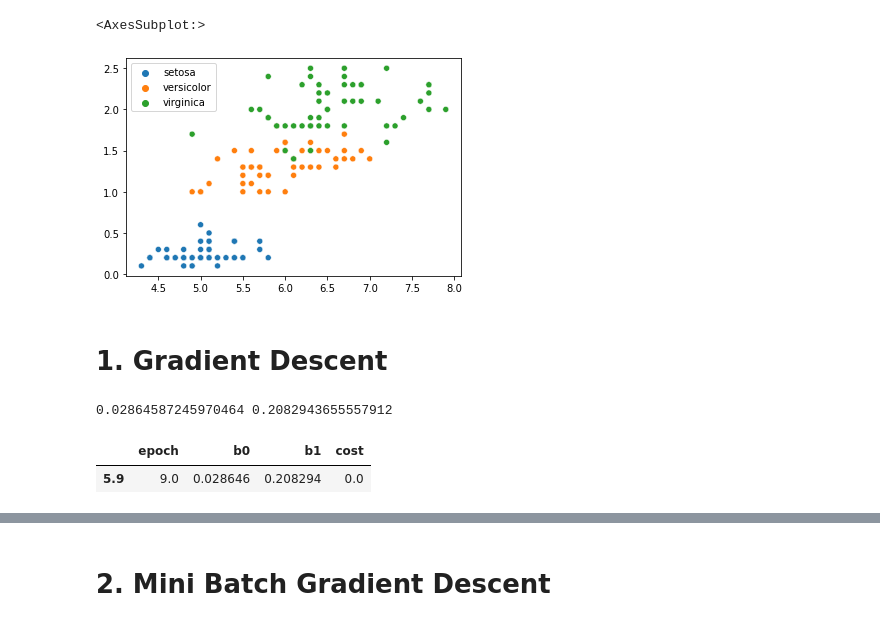
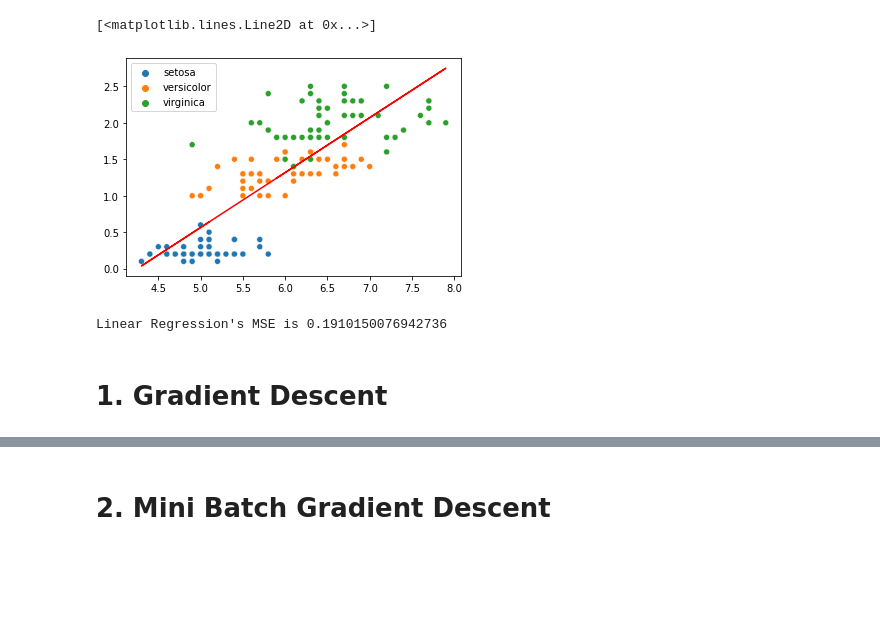
Before and after one commit to bsraya/optimization, a Jupyter notebook: gd.ipynb, the cells around one changed output, grey strips where cells are left out. Cells and saved outputs as stored; diff of their text form; code cells hidden in the pictures; blank space fills up the shorter version.

```diff
--- a/gd.ipynb
+++ b/gd.ipynb
@@ -8,6 +10,9 @@ import random as random
 iris = datasets.load_iris()
 features = iris.data
 target = iris.target
+
+sepal_length = np.array(features[:, 0])
+petal_width = np.array(features[:, 3])
 
 species_names = list()
 
@@ -18,17 +23,31 @@ for i in target:
         species_names.append('versicolor')
     else:
         species_names.append('virginica')
-# %%
-sns.scatterplot(x = features[:, 0], y = features[:, 3], hue = species_names)
-# %% [output]
-<AxesSubplot:>
-[figure, removed]
 # %%
 def predict(intercept, coefficient, x):
     return intercept + coefficient * x
 
 def predict_list(intercept, coefficient, dataset):
     return np.array([intercept + coefficient * x for x in dataset])
+# %%
+reg = LinearRegression().fit(X = sepal_length.reshape(-1,1), y = petal_width.reshape(-1,1))
+
+sns.scatterplot(x = sepal_length, y = petal_width, hue = species_names)
+
+plt.plot(
+    sepal_length,
+    reg.intercept_[0] + reg.coef_[0][0] * features[:, 0],
+    color='red'
+)
+# %% [output]
+[<matplotlib.lines.Line2D at 0x...>]
+[figure, added]
+# %%
+lr_predictions = reg.predict(sepal_length.reshape(-1,1))
+lr_mse = mean_squared_error(lr_predictions, petal_width)
+print(f"Linear Regression's MSE is {lr_mse}")
+# %% [output]
+Linear Regression's MSE is 0.1910150076942736
 # %% [markdown]
 # 1. Gradient Descent
 # %%
@@ -50,9 +68,0 @@ intercept, coefficient = gd(np.array(features[:, 0]), np.array(features[:, 3]),
-# %%
-print(intercept, coefficient)
-# %% [output]
-0.02864587245970464 0.2082943655557912
-# %%
-gd_loss.tail(20)
-# %% [output]
-|  | epoch | b0 | b1 | cost |
-| 5.9 | 9.0 | 0.028646 | 0.208294 | 0.0 |
```
Also changed, not shown: parts of 23 cells of this notebook, 3 other files.
